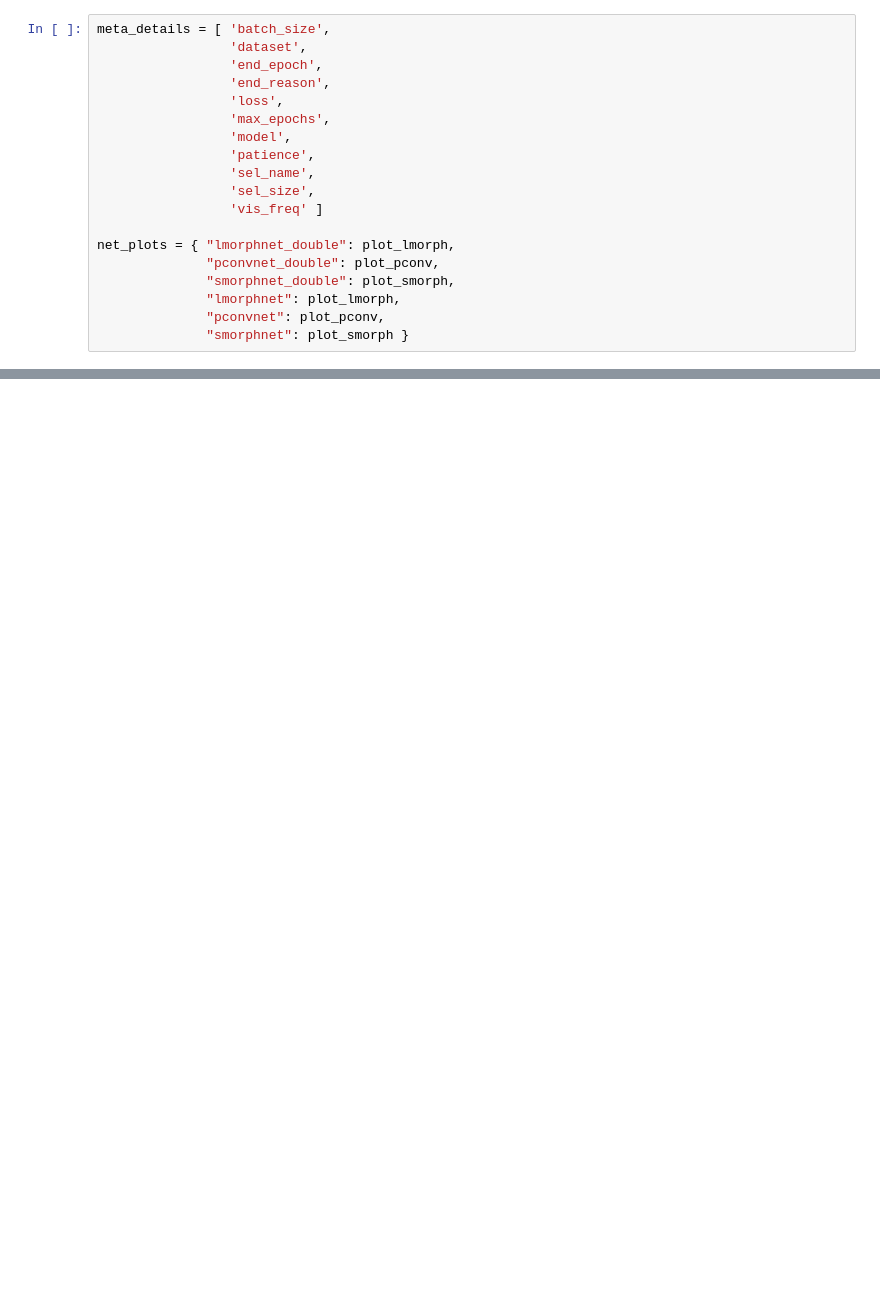
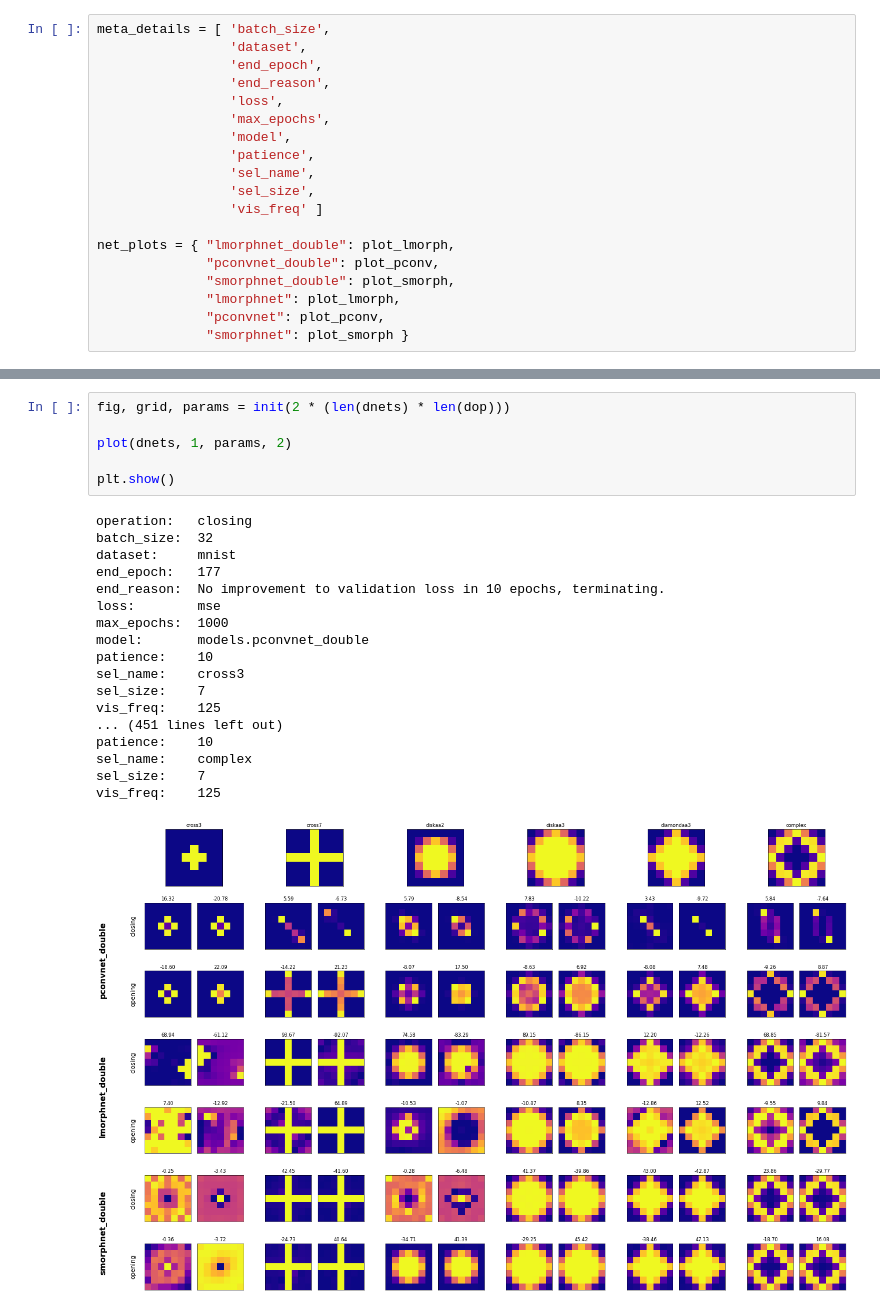
Before and after one commit to TheodoreAouad/MorphoNet, a Jupyter notebook: vis.ipynb, the cells around one changed output, grey strips where cells are left out. Saved outputs shown, nothing was run; the diff lists cells and outputs as text; blank space fills up the shorter version.

```diff
--- a/vis.ipynb
+++ b/vis.ipynb
@@ -264,0 +174,25 @@ plt.show()
+# %%
+fig, grid, params = init(2 * (len(dnets) * len(dop)))
+
+plot(dnets, 1, params, 2)
+
+plt.show()
+# %% [output]
+operation:   closing
+batch_size:  32
+dataset:     mnist
+end_epoch:   177
+end_reason:  No improvement to validation loss in 10 epochs, terminating.
+loss:        mse
+max_epochs:  1000
+model:       models.pconvnet_double
+patience:    10
+sel_name:    cross3
+sel_size:    7
+vis_freq:    125
+... (451 lines left out)
+patience:    10
+sel_name:    complex
+sel_size:    7
+vis_freq:    125
+[figure, added]
```
Also changed, not shown: parts of 9 cells of this notebook.
